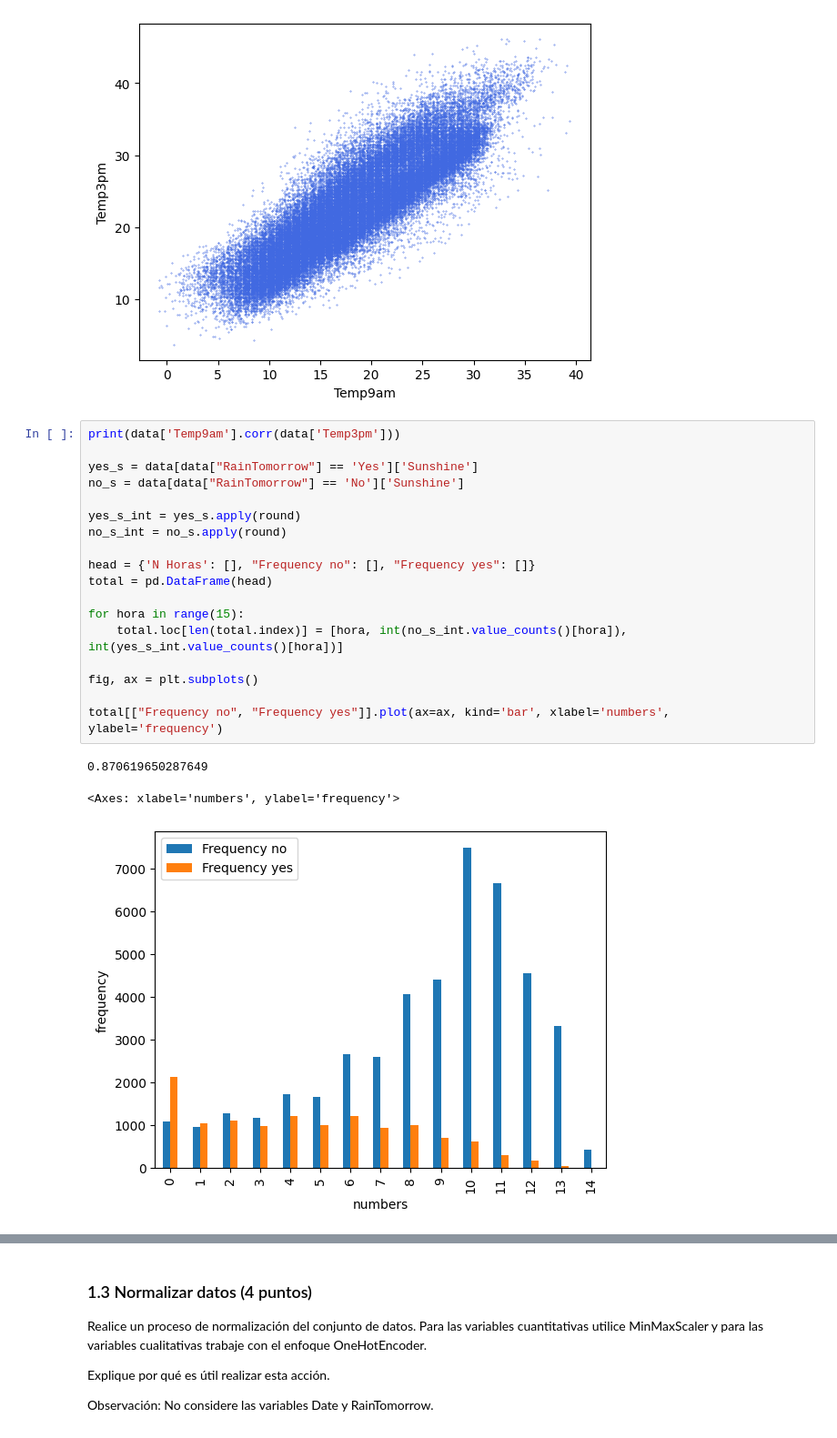
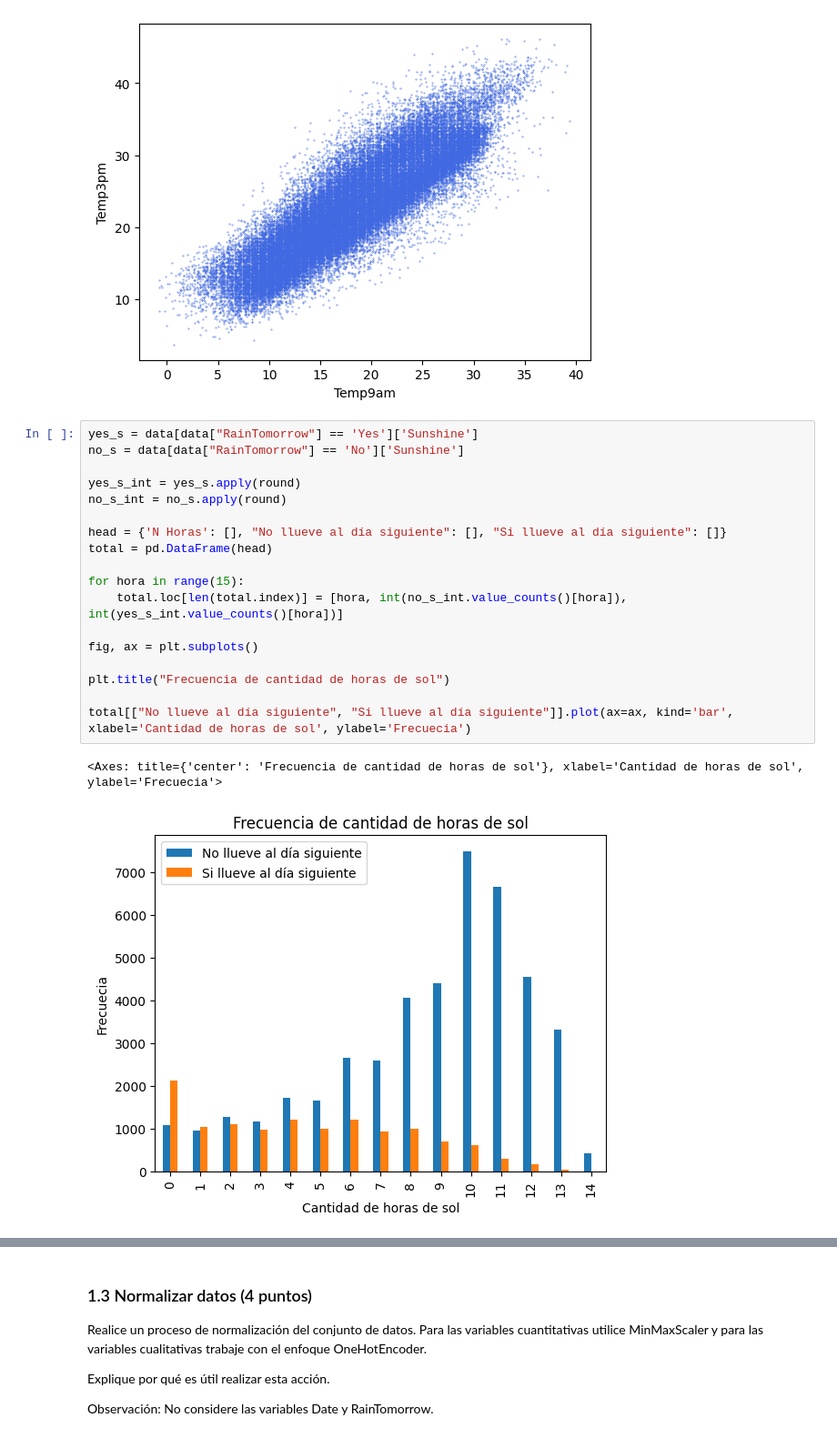
Before and after one commit to gato1108/Mineria-de-datos, a Jupyter notebook: T1/T1 mineria.ipynb, the cells around one changed output, grey strips where cells are left out. Shown: that part at 91% size. Saved outputs shown, nothing was run; the diff lists cells and outputs as text.

```diff
--- a/T1/T1 mineria.ipynb
+++ b/T1/T1 mineria.ipynb
@@ -186,24 +189,23 @@ plt.show()
 0.870619650287649
 [figure]
 # %%
-print(data['Temp9am'].corr(data['Temp3pm']))
-
 yes_s = data[data["RainTomorrow"] == 'Yes']['Sunshine']
 no_s = data[data["RainTomorrow"] == 'No']['Sunshine']
 
 yes_s_int = yes_s.apply(round)
 no_s_int = no_s.apply(round)
 
-head = {'N Horas': [], "Frequency no": [], "Frequency yes": []}
+head = {'N Horas': [], "No llueve al día siguiente": [], "Si llueve al día siguiente": []}
 total = pd.DataFrame(head)
 
 for hora in range(15):
     total.loc[len(total.index)] = [hora, int(no_s_int.value_counts()[hora]), int(yes_s_int.value_counts()[hora])]
 
 fig, ax = plt.subplots()
 
-total[["Frequency no", "Frequency yes"]].plot(ax=ax, kind='bar', xlabel='numbers', ylabel='frequency')
+plt.title("Frecuencia de cantidad de horas de sol")
+
+total[["No llueve al día siguiente", "Si llueve al día siguiente"]].plot(ax=ax, kind='bar', xlabel='Cantidad de horas de sol', ylabel='Frecuecia')
 # %% [output]
-0.870619650287649
+<Axes: title={'center': 'Frecuencia de cantidad de horas de sol'}, xlabel='Cantidad de horas de sol', ylabel='Frecuecia'>
-<Axes: xlabel='numbers', ylabel='frequency'>
-[figure, old version]
+[figure, new version]
```
Also changed, not shown: parts of 20 cells of this notebook.
